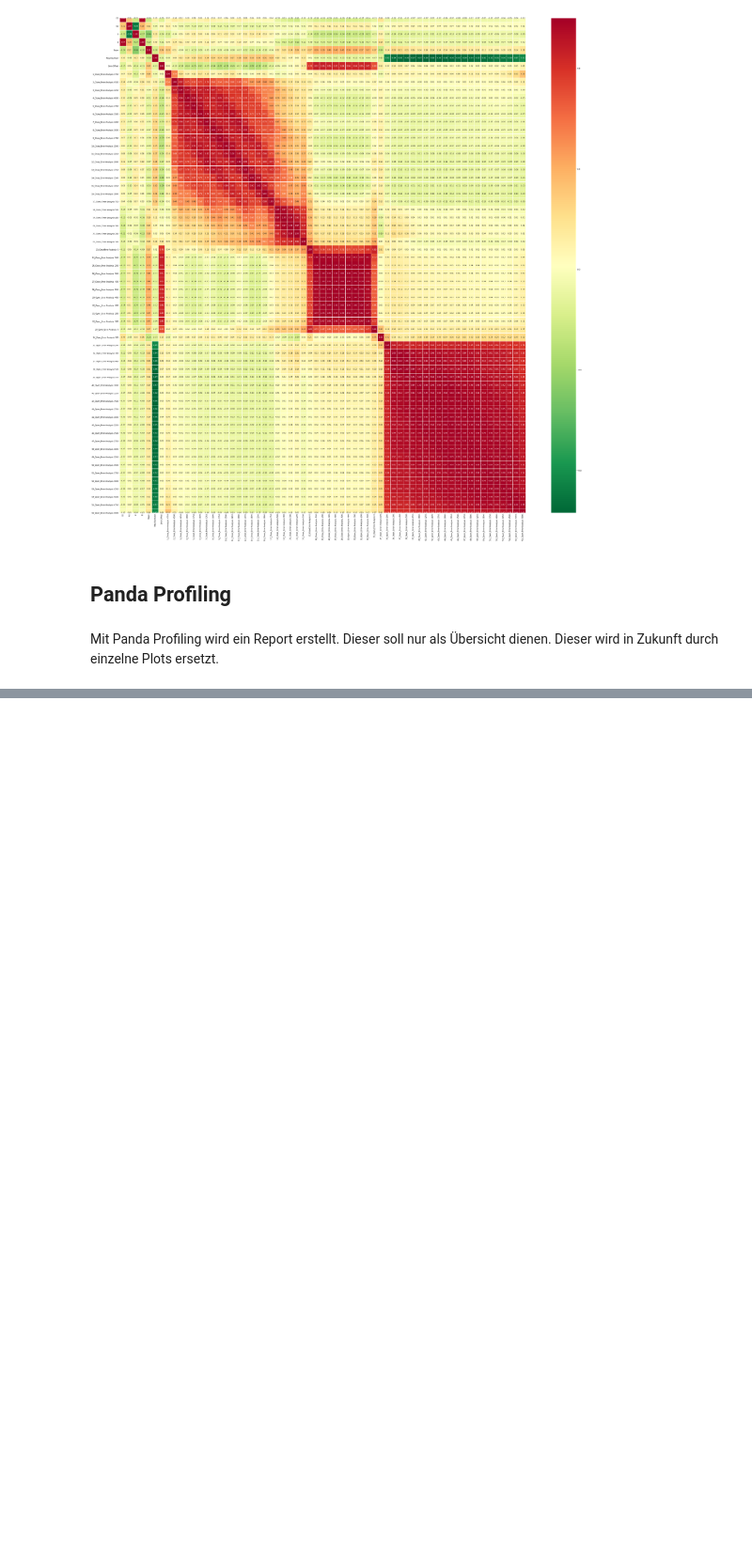
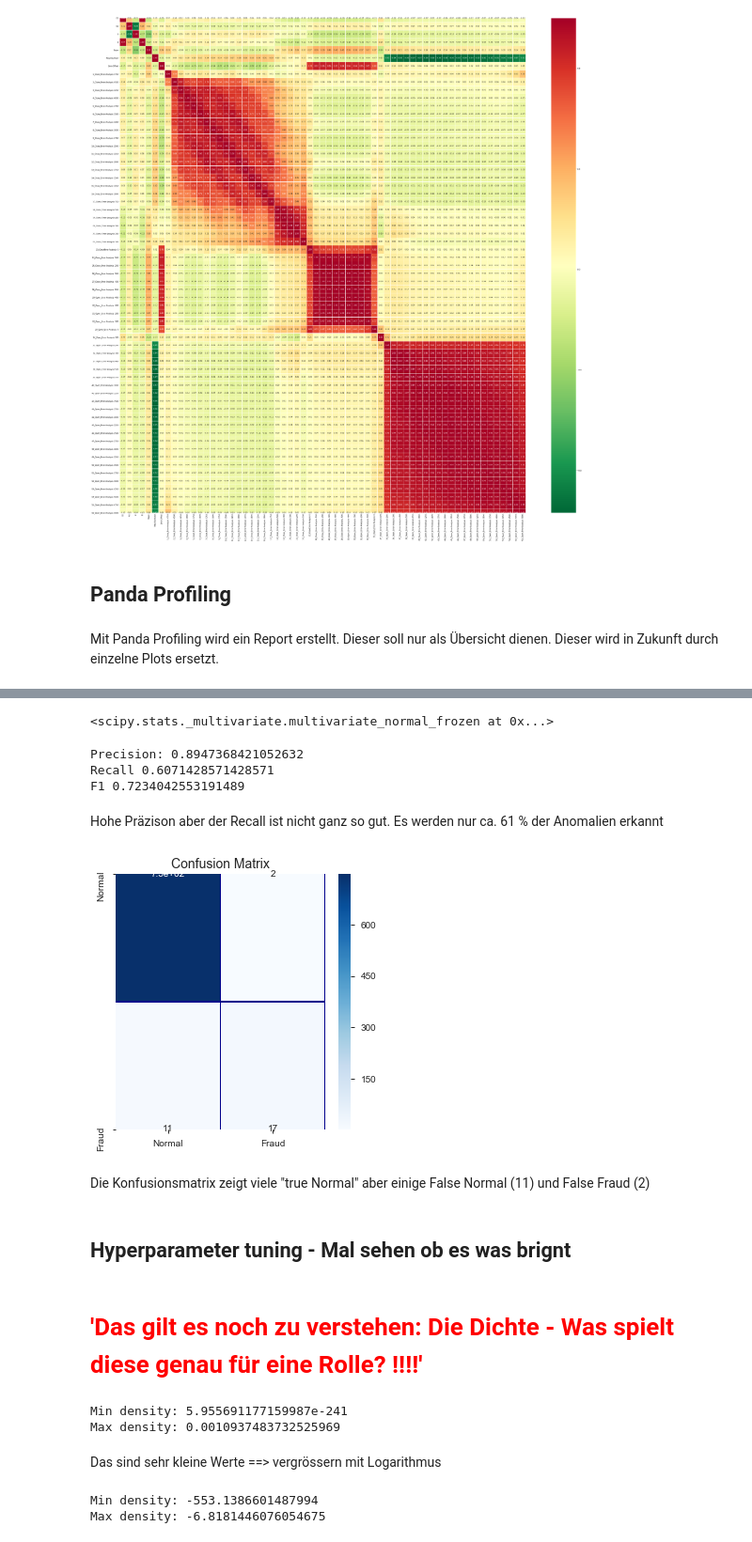
Before and after one commit to maesi/cas-ml-projekt, a Jupyter notebook: Innovationsprojekt.ipynb, the cells around one changed output, grey strips where cells are left out. Shown at 94% size. Saved outputs shown, nothing was run; the diff lists cells and outputs as text; code cells hidden in the pictures; blank space fills up the shorter version.

```diff
--- a/Innovationsprojekt.ipynb
+++ b/Innovationsprojekt.ipynb
@@ -277,0 +539,61 @@ Mit Panda Profiling wird ein Report erstellt. Dieser soll nur als Übersicht die
+# %%
+gauss = fit(X_train)
+# %%
+gauss
+# %% [output]
+<scipy.stats._multivariate.multivariate_normal_frozen at 0x...>
+# %%
+def predict(X, gauss, eps):
+    densities = gauss.pdf(X)
+    y_pred = densities < eps
+    return y_pred
+# %%
+eps = 1e-20
+y_pred = predict(X_test, gauss, eps)
+precision, recall, f1, _ = precision_recall_fscore_support(y_test, y_pred, average="binary")
+print("Precision:", precision)
+print("Recall", recall)
+print("F1", f1)
+# %% [output]
+Precision: 0.8947368421052632
+Recall 0.6071428571428571
+F1 0.7234042553191489
+# %% [markdown]
+Hohe Präzison aber der Recall ist nicht ganz so gut. Es werden nur ca. 61 % der Anomalien erkannt
+# %%
+def plot_confusion_matrix(cm):
+    fig, (ax1) = plt.subplots(ncols=1, figsize=(5,5))
+    sns.heatmap(cm,
+                xticklabels=['Normal', 'Fraud'],
+                yticklabels=['Normal', 'Fraud'],
+                annot=True,ax=ax1,
+                linewidths=.2,linecolor="Darkblue", cmap="Blues")
+    plt.title('Confusion Matrix', fontsize=14)
+    plt.show()
+# %%
+cm = confusion_matrix(y_test, y_pred)
+plot_confusion_matrix(cm)
+# %% [output]
+[figure, added]
+# %% [markdown]
+Die Konfusionsmatrix zeigt viele "true Normal" aber einige False Normal (11) und False Fraud (2)
+# %% [markdown]
+## Hyperparameter tuning - Mal sehen ob es was brignt
+# %% [markdown]
+# <font color= 'red' >'Das gilt es noch zu verstehen: Die Dichte - Was spielt diese genau für eine Rolle? !!!!'</font>
+# %%
+densities = gauss.pdf(X_val)
+print("Min density:", densities.min())
+print("Max density:", densities.max())
+# %% [output]
+Min density: 5.955691177159987e-241
+Max density: 0.0010937483732525969
+# %% [markdown]
+Das sind sehr kleine Werte ==> vergrössern mit Logarithmus
+# %%
+densities = gauss.logpdf(X_val)
+print("Min density:", densities.min())
+print("Max density:", densities.max())
+# %% [output]
+Min density: -553.1386601487994
+Max density: -6.8181446076054675
```
Also changed, not shown: parts of 53 cells of this notebook, 2 other files.
